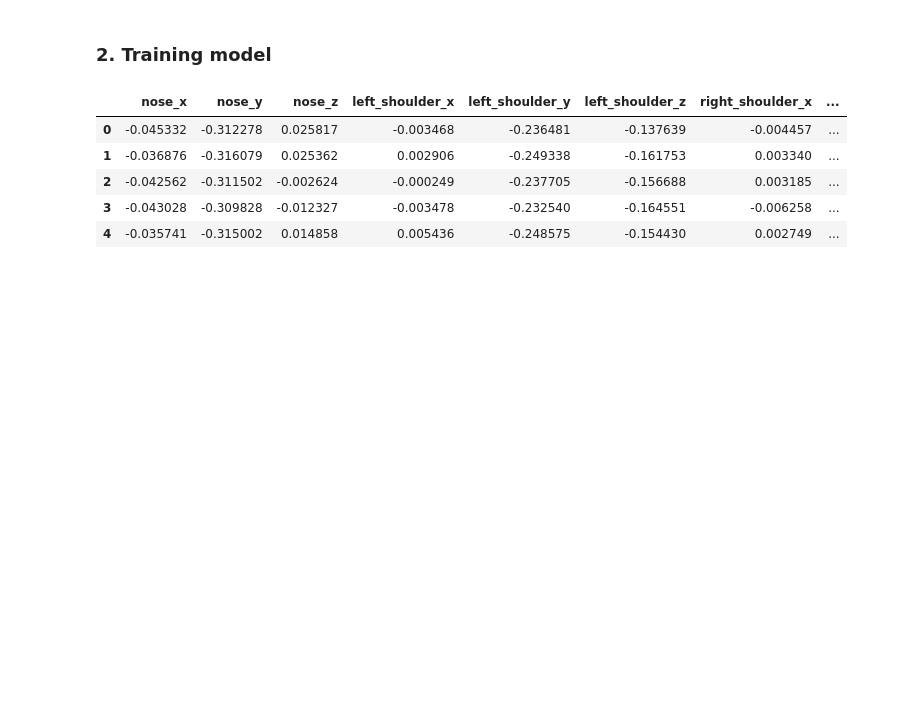
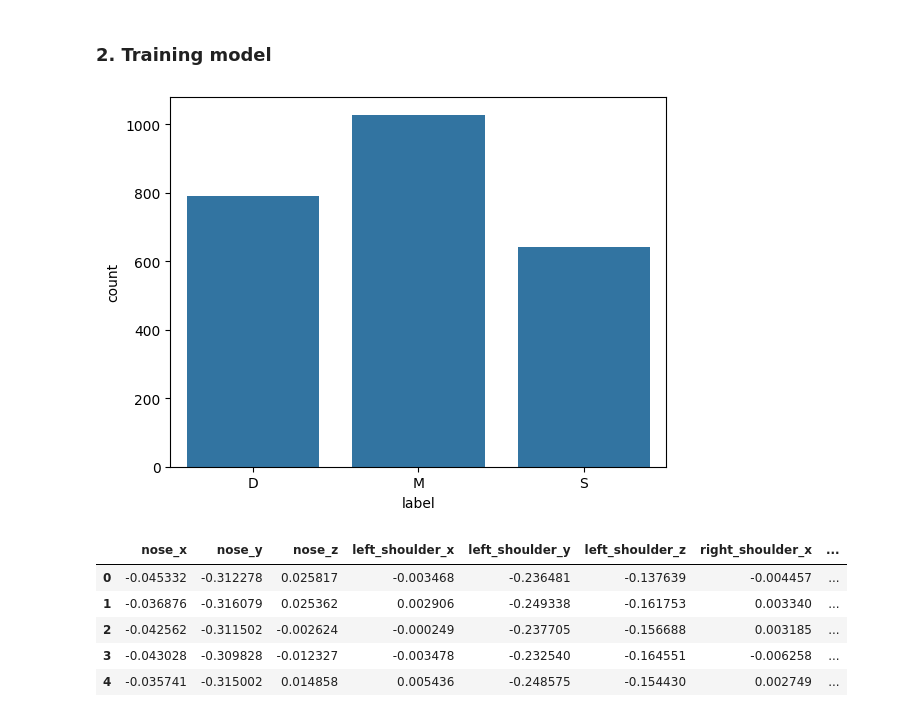
Before and after one commit to tranhuutuan261103/Gym-Exercise-Correction, a Jupyter notebook: trainning/lunge_model/sklearn.ipynb, the cells around one changed output. Saved outputs shown, nothing was run; the diff lists cells and outputs as text; code cells hidden in the pictures; blank space fills up the shorter version.

```diff
--- a/trainning/lunge_model/sklearn.ipynb
+++ b/trainning/lunge_model/sklearn.ipynb
@@ -74,6 +127,10 @@ train_df.head()
 5 rows × 40 columns
 # %% [markdown]
 ### 2. Training model
+# %%
+sns.countplot(x="label", data=train_df);
+# %% [output]
+[figure, added]
 # %%
 # Chuyển dữ liệu của label về dạng số
 from sklearn.preprocessing import LabelEncoder
```
Also changed, not shown: parts of 68 cells of this notebook, 10 other files.
